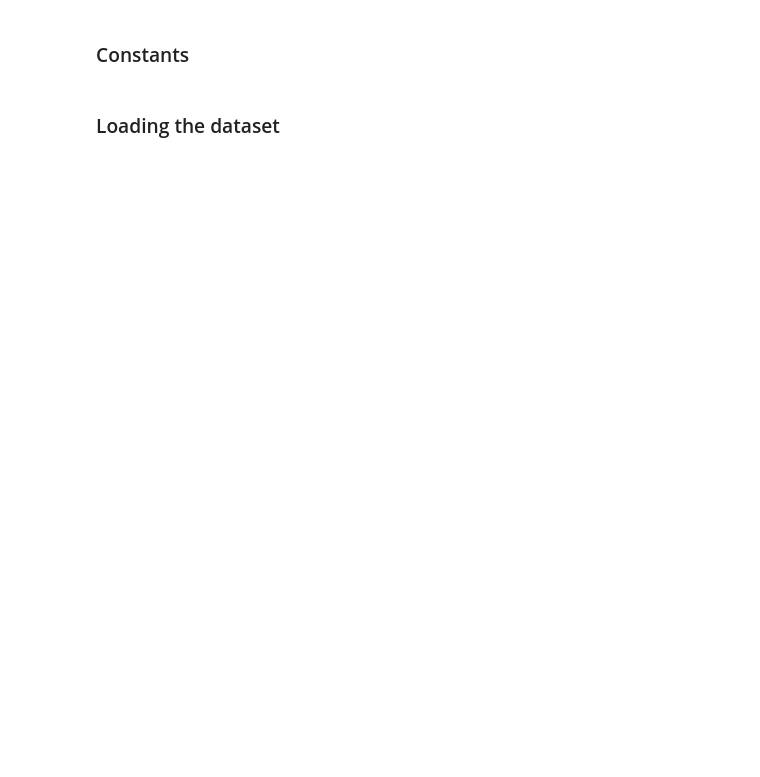
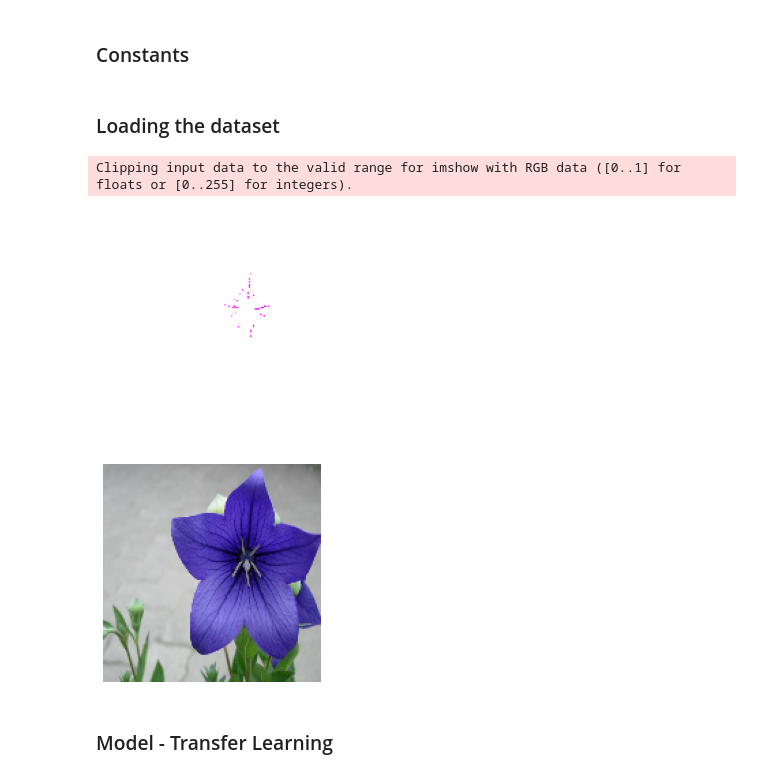
Before and after one commit to tomerhacham/TransferLearning-ImageClassification, a Jupyter notebook: transfer-flowers.ipynb, the cells around one changed output. Cells and saved outputs as stored; diff of their text form; code cells hidden in the pictures; blank space fills up the shorter version.

```diff
--- a/transfer-flowers.ipynb
+++ b/transfer-flowers.ipynb
@@ -17,11 +17,11 @@ from tensorflow.keras import layers
 # %%
 img_height, img_width = 160, 160
 batch_size = 32
+root = 'dataset'
 # %% [markdown]
 ### Loading the dataset
 # %%
 def get_labels_and_images():
-    root = ".\\"
     imglabel_map = os.path.join(root, 'imagelabels.mat')
     setid_map = os.path.join(root, 'setid.mat')
     imagelabels = sio.loadmat(imglabel_map)['labels'][0]
@@ -56,44 +56,70 @@ def process_path(file_path, label):
     img = decode_img(img)
     return img, label
 
-def prepare(ds, shuffle=False, augment=False):
+def prepare(ds, shuffle=False):
     resize_and_rescale = tf.keras.Sequential([
         layers.Resizing(img_height, img_width),
-        layers.Rescaling(1. / 255)
+        #layers.Rescaling(1. / 255)
     ])
-    data_augmentation = tf.keras.Sequential([
-        layers.RandomFlip("horizontal_and_vertical"),
-        layers.RandomRotation(0.2),
-    ])
-
     # Resize and rescale all datasets.
     ds = ds.map(lambda x, y: (resize_and_rescale(x), y), num_parallel_calls=AUTOTUNE)
 
     if shuffle:
         ds = ds.shuffle(1000)
 
     # Batch all datasets.
     ds = ds.batch(batch_size)
-
-    # Use data augmentation only on the training set.
-    if augment:
-        ds = ds.map(lambda x, y: (data_augmentation(x, training=True), y), num_parallel_calls=AUTOTUNE)
 
     # Use buffered prefetching on all datasets.
     return ds.prefetch(buffer_size=AUTOTUNE)
 
 image_path, labels = get_labels_and_images()
 list_ds = tf.data.Dataset.from_tensor_slices((image_path, labels))
 list_ds = list_ds.shuffle(len(list_ds), reshuffle_each_iteration=False)
 
 #Splitting the dataset
 train_ds,val_ds,test_ds = split_data(list_ds)
 
 # Set `num_parallel_calls` so multiple images are loaded/processed in parallel.
 train_ds = train_ds.map(process_path, num_parallel_calls=AUTOTUNE)
 val_ds = val_ds.map(process_path, num_parallel_calls=AUTOTUNE)
 test_ds = test_ds.map(process_path, num_parallel_calls=AUTOTUNE)
 
-train_ds = prepare(train_ds, shuffle=True, augment=True)
+train_ds = prepare(train_ds, shuffle=True)
 val_ds = prepare(val_ds)
 test_ds = prepare(test_ds)
+
+for image, _ in train_ds.take(1):
+
+    # plt.figure(figsize=(10, 10))
+    first_image = image[0]
+    plt.imshow(first_image)
+    plt.axis('off')
+    plt.show()
+    resize_and_rescale = tf.keras.Sequential([
+    layers.Resizing(img_height, img_width),
+    layers.Rescaling(1. / 255)
+    ])
+    plt.imshow(resize_and_rescale(first_image))
+    plt.axis('off')
+    plt.show()
+
+    break
+    for i in range(9):
+        ax = plt.subplot(3, 3, i + 1)
+        ax2 = plt.subplot(3, 3, i + 2)
+        #augmented_image = data_augmentation(tf.expand_dims(first_image, 0))
+        plt.imshow(first_image)
+        resize_and_rescale = tf.keras.Sequential([
+        layers.Resizing(img_height, img_width),
+        layers.Rescaling(1. / 255)
+    ])
+        plt.axis('off')
+        plt.imshow(resize_and_rescale(first_image))
+        plt.axis('off')
+# %% [output]
+Clipping input data to the valid range for imshow with RGB data ([0..1] for floats or [0..255] for integers).
+[figure, added]
+[figure, added]
+# %% [markdown]
+### Model - Transfer Learning
```
Also changed, not shown: parts of 19 cells of this notebook.
